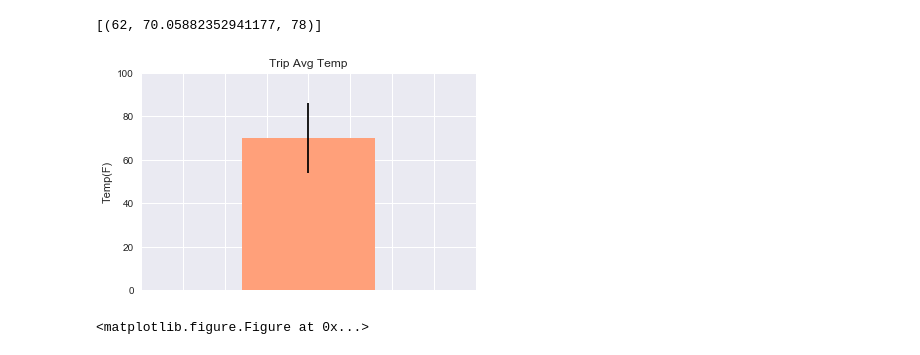
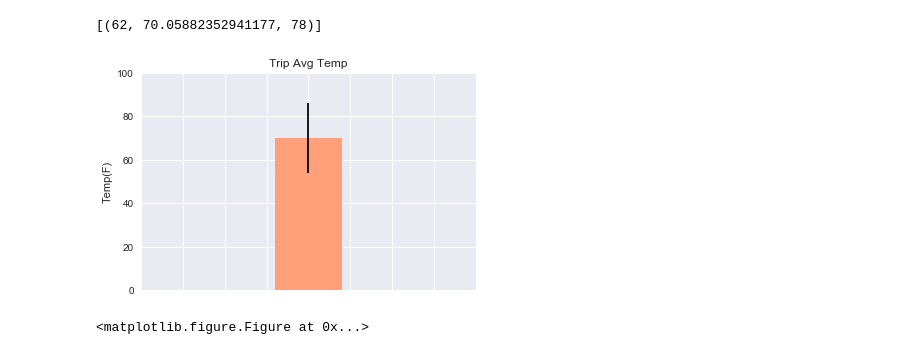
Before and after one commit to sharonsu94/climate-analysis, a Jupyter notebook: climate_analysis.ipynb, the cells around one changed output. Cells and saved outputs as stored; diff of their text form; code cells hidden in the pictures.

```diff
--- a/climate_analysis.ipynb
+++ b/climate_analysis.ipynb
@@ -163,23 +163,23 @@ print(temp_range)
 # %%
 #plot bar chart
 avg_temp = temp_range[0][1]
 min_temp = temp_range[0][0]
 max_temp = temp_range[0][2]
 peak_to_peak = max_temp - min_temp
 fig, ax = plt.subplots()
 bar_chart = ax.bar(1, avg_temp, color = 'lightsalmon', yerr = peak_to_peak)
 ax.set_ylabel('Temp(F)')
 ax.set_title('Trip Avg Temp')
 plt.ylim(0, 100)
-plt.xlim(0, 2)
+plt.xlim(-1, 3)
 plt.tick_params(
     axis='x',
     which='both',
     bottom='off',
     top='off',
     labelbottom='off')
 plt.figure(figsize=(3,4))
 plt.show()
 # %% [output]
-[figure, old version]
+[figure, new version]
 <matplotlib.figure.Figure at 0x...>
```
